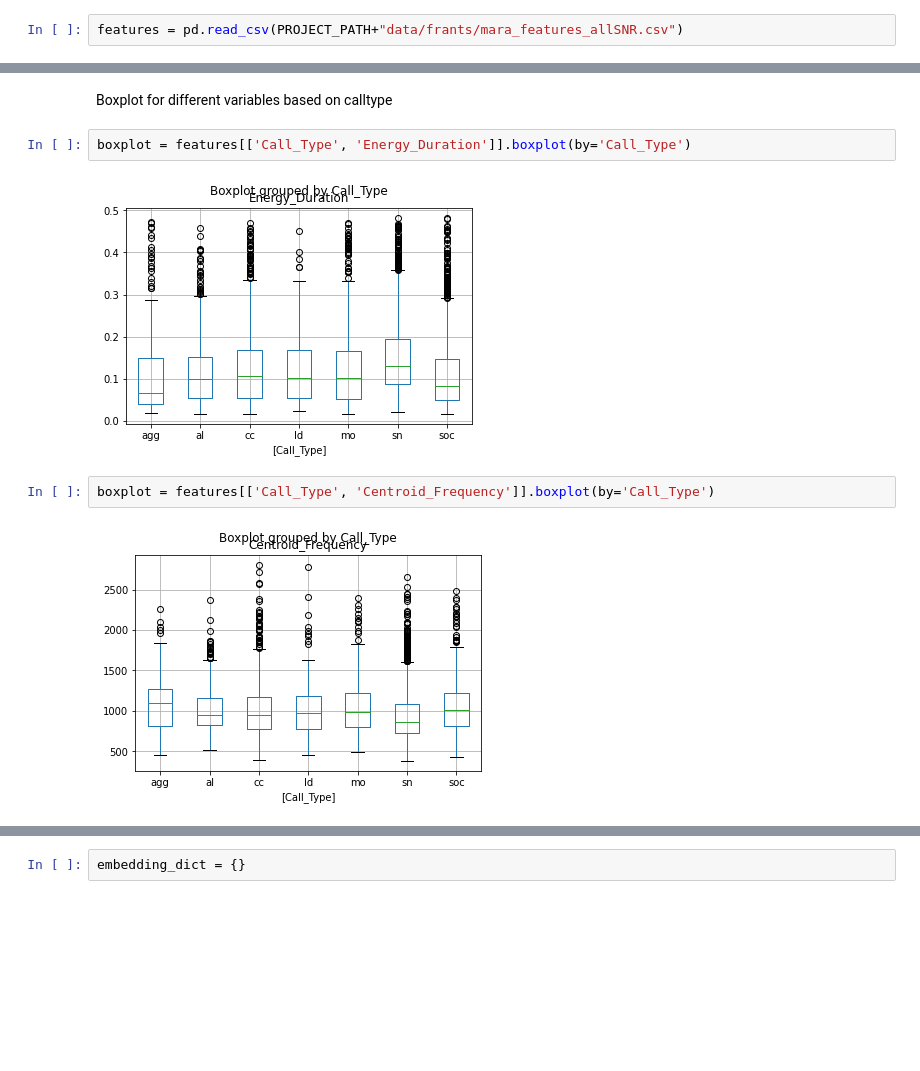
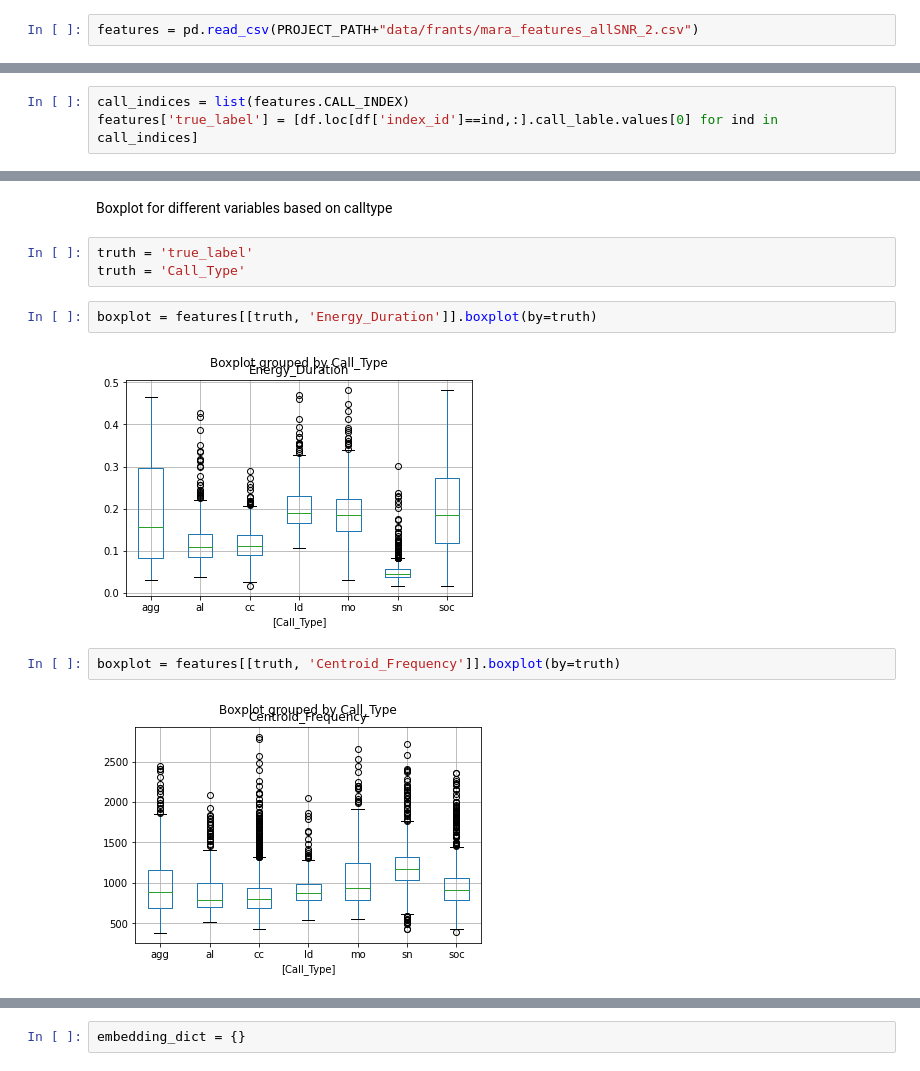
Before and after one commit to marathomas/meerkat, a Jupyter notebook: 05_Comparison_to_traditional.ipynb, the cells around one changed output, grey strips where cells are left out. Drawn from its saved outputs; the diff is of its cells as text; blank space fills up the shorter version.

```diff
--- a/05_Comparison_to_traditional.ipynb
+++ b/05_Comparison_to_traditional.ipynb
@@ -63,3 +70,3 @@ df.reset_index(inplace=True)
 # %%
-features = pd.read_csv(PROJECT_PATH+"data/frants/mara_features_allSNR.csv")
+features = pd.read_csv(PROJECT_PATH+"data/frants/mara_features_allSNR_2.csv")
 # %%
@@ -100,0 +137,3 @@ dtype: int64
+# %%
+call_indices = list(features.CALL_INDEX)
+features['true_label'] = [df.loc[df['index_id']==ind,:].call_lable.values[0] for ind in call_indices]
@@ -102,12 +146,15 @@ dtype: int64
 # Check if reasonable
 # %% [markdown]
 Boxplot for different variables based on calltype
+# %%
+truth = 'true_label'
+truth = 'Call_Type'
 # %%
-boxplot = features[['Call_Type', 'Energy_Duration']].boxplot(by='Call_Type')
+boxplot = features[[truth, 'Energy_Duration']].boxplot(by=truth)
 # %% [output]
-[figure, old version]
+[figure, new version]
 # %%
-boxplot = features[['Call_Type', 'Centroid_Frequency']].boxplot(by='Call_Type')
+boxplot = features[[truth, 'Centroid_Frequency']].boxplot(by=truth)
 # %% [output]
-[figure, old version]
+[figure, new version]
 # %%
```
Also changed, not shown: parts of 55 cells of this notebook.
